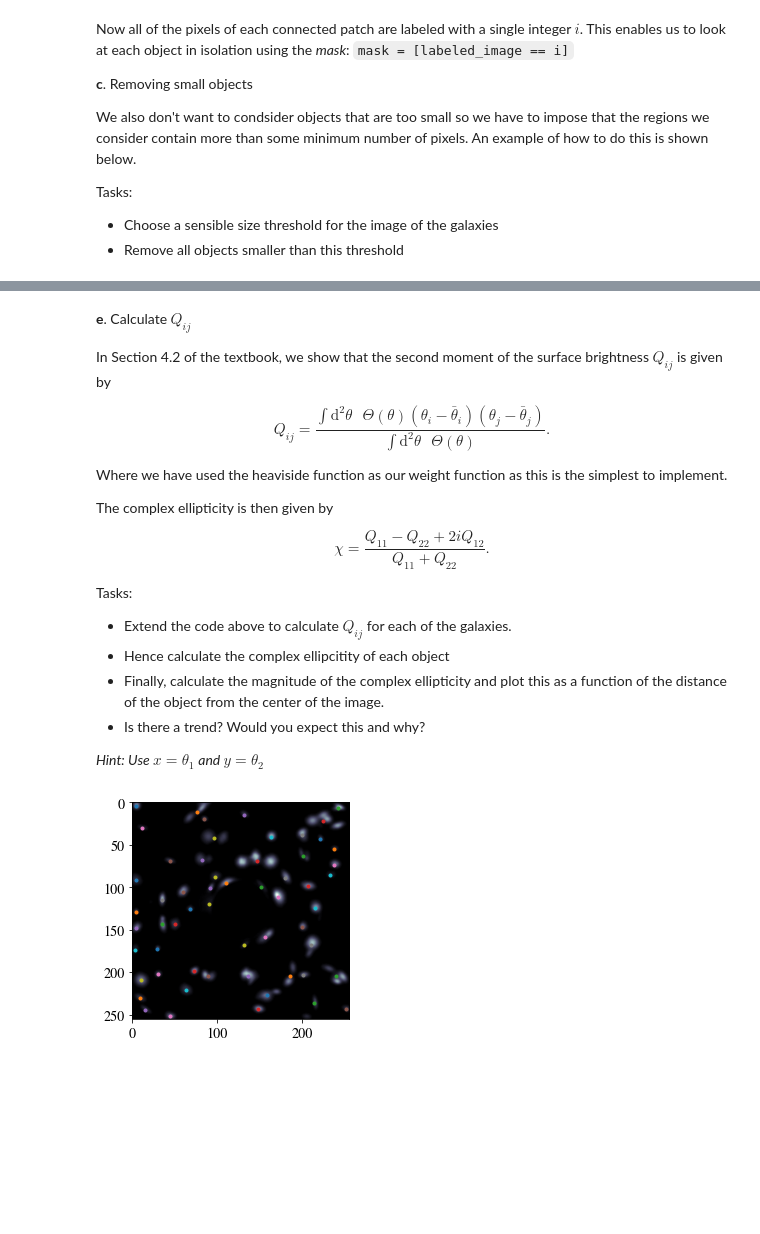
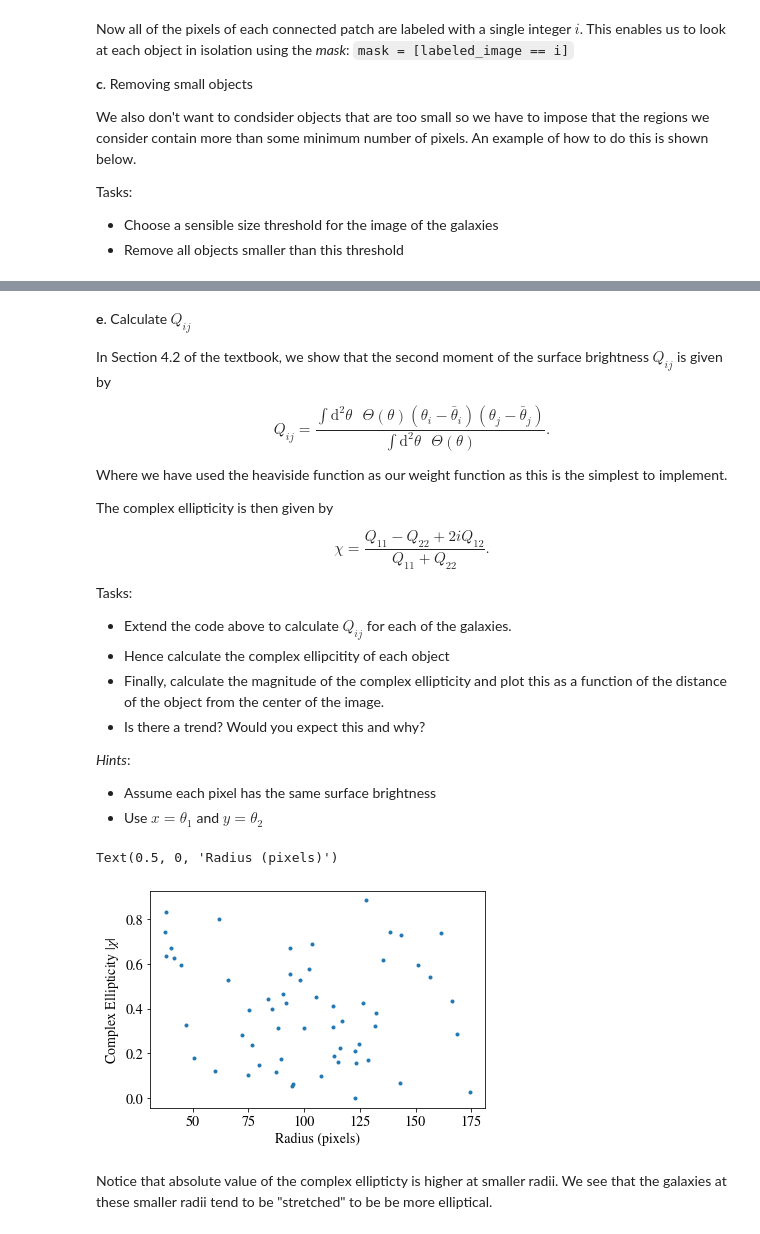
Before and after one commit to Dark-Matter-Textbook/Notebook-Exercises, a Jupyter notebook: Problems/gravitational_lensing/lensing-solutions.ipynb, the cells around one changed output, grey strips where cells are left out. Cells and saved outputs as stored; diff of their text form; code cells hidden in the pictures; blank space fills up the shorter version.

```diff
--- a/Problems/gravitational_lensing/lensing-solutions.ipynb
+++ b/Problems/gravitational_lensing/lensing-solutions.ipynb
@@ -230,40 +251,47 @@ Tasks:
 - Is there a trend? Would you expect this and why?
 
 
-*Hint: Use $x = \theta_1$ and $y = \theta_2$*
+*Hints*:
+- Assume each pixel has the same surface brightness
+- Use $x = \theta_1$ and $y = \theta_2$
 # %%
 x = np.arange(-int(len(image[0,:])/2), int(len(image[0,:])/2))
 y = x
 
 X, Y = np.meshgrid(x, y)
-plt.imshow(image, cmap = "bone")
-radii1 = []
-Qs = []
+num_features = int(NoSmallObjects.max())
+
+radius = np.empty(num_features)
+chi = np.empty(num_features, dtype = complex)
+
 
 # Start from 1 since 0 is the background region
 for i in range(1,num_features):
+    mask = NoSmallObjects==i
 
-    mask = labeled_image==i
-    # Check if more than one cell has label
-    if len(X[mask].flatten()) > 5:
-        # Calculate galaxy center
-        xcenter = np.mean(X[mask].flatten())
-        ycenter = np.mean(Y[mask].flatten())
+    # Calculate galaxy center
+    xcenter = np.mean(X[mask].flatten())
+    ycenter = np.mean(Y[mask].flatten())
 
-        # Plot to check location
-        plt.plot(xcenter+int(len(image[0,:]))/2, ycenter+int(len(image[0,:]))/2, '.')
+    # Store value of distance from center
+    radius[i-1] = np.sqrt(xcenter**2 + ycenter**2)
 
-        # Store value of distance from center
-        radii1.append(np.sqrt(xcenter**2 + ycenter**2))
+    # Calculate Q_ij
+    Q11 = np.sum(np.sum((X[mask]-xcenter)**2, axis=0), axis = 0)/mask.sum()
+    Q22 = np.sum(np.sum((Y[mask]-ycenter)**2, axis=0), axis = 0)/mask.sum()
+    # Since diagonally symmetric
+    Q12 = Q21 = np.sum(np.sum((X[mask]-xcenter)*(Y[mask]-ycenter), axis=0), axis = 0)/mask.sum()
 
-        # Calculate Q_ij
-        Q_00 = np.sum(np.sum((X[mask]-xcenter)**2, axis=0), axis = 0)
-        Q_11 = np.sum(np.sum((Y[mask]-ycenter)**2, axis=0), axis = 0)
-        Q_01 = np.sum(np.sum((X[mask]-xcenter)*(Y[mask]-ycenter), axis=0), axis = 0)
-        Q_10 = Q_01
-
-        # Store matrix
-        Qs.append(np.array([[Q_00, Q_01],[Q_10, Q_11]]))
+    # Calculate complex ellipticity
+    chi_i = (Q11 - Q22 + 2j*Q12) / (Q11 + Q22)
+    chi[i-1] = chi_i
-# %% [output]
-[figure, removed]
+# %%
+plt.plot(radius, abs(chi), ".")
+plt.ylabel("Complex Ellipticity $|\chi|$")
+plt.xlabel("Radius (pixels)")
+# %% [output]
+Text(0.5, 0, 'Radius (pixels)')
+[figure, added]
+# %% [markdown]
+Notice that absolute value of the complex ellipticty is higher at smaller radii. We see that the galaxies at these smaller radii tend to be "stretched" to be be more elliptical.
 # %% [markdown]
```
Also changed, not shown: parts of 7 cells of this notebook, 1 other file.
